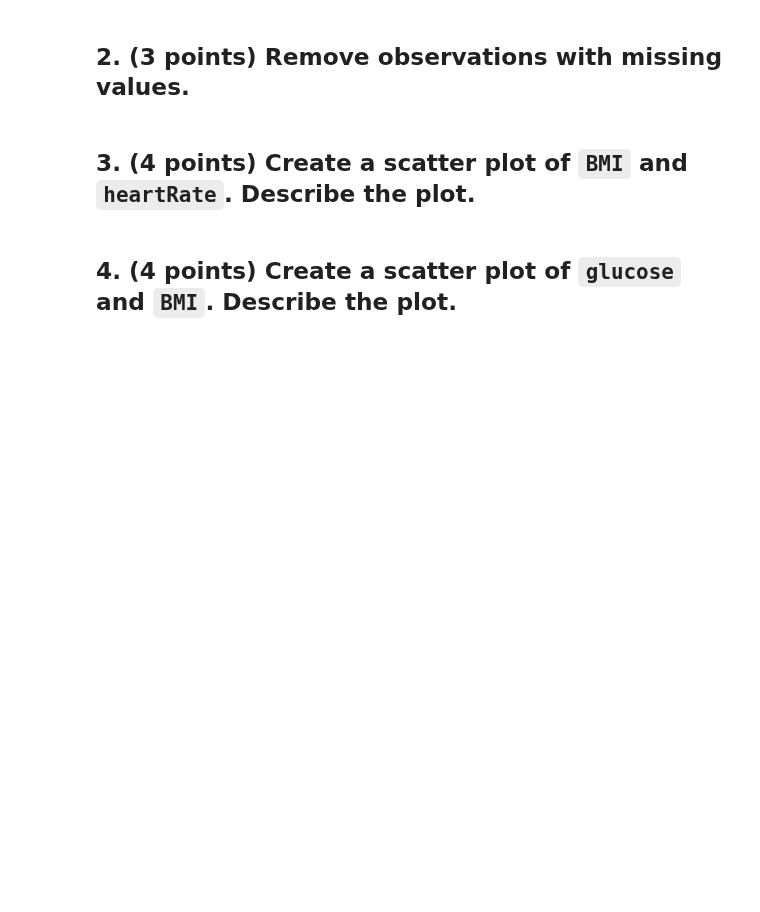
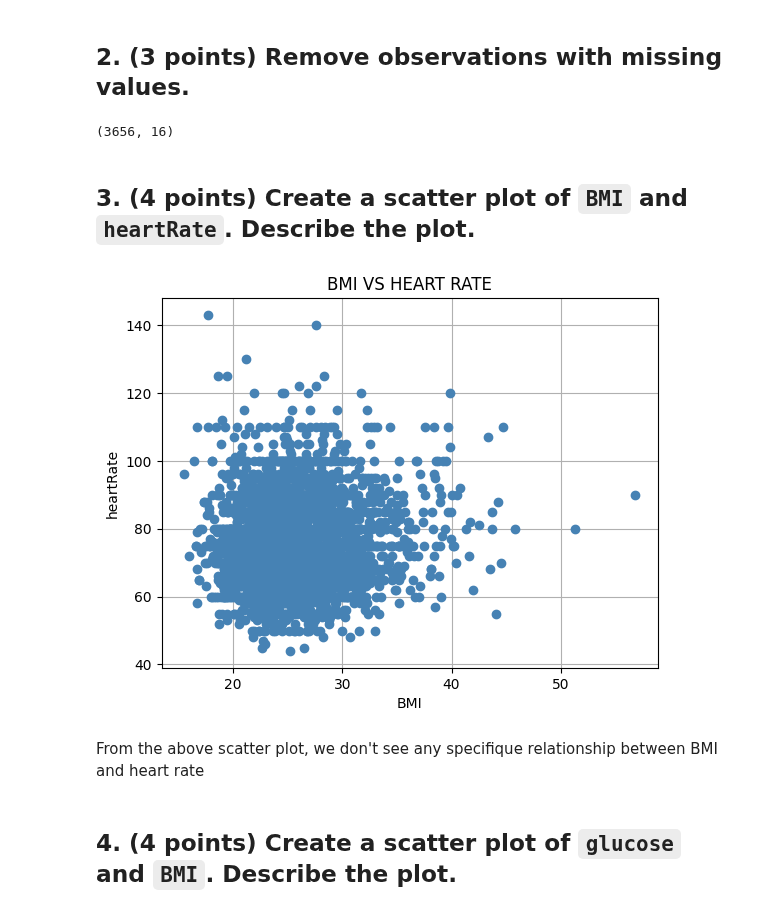
Before and after one commit to Yusuf98-c/DATA-545-In-Class, a Jupyter notebook: In_Class_3.ipynb, the cells around one changed output. Saved outputs shown, nothing was run; the diff lists cells and outputs as text; code cells hidden in the pictures; blank space fills up the shorter version.

```diff
--- a/In_Class_3.ipynb
+++ b/In_Class_3.ipynb
@@ -25,3 +25,10 @@ Consider the `framingham.csv` data file. The dataset is publicly available on th
   - 10 year risk of coronary heart disease CHD (binary: "1" means "Yes", "0" means "No")
 # %% [markdown]
 ## 1. (3 points) Using the pandas library, read the csv data file and create a data-frame called `heart`.
+# %%
+
+import pandas as pd
+
+#reading the data file
+heart = pd.read_csv("framingham.csv")
+heart.head()
@@ -28,6 +83,23 @@ Consider the `framingham.csv` data file. The dataset is publicly available on th
 # %% [markdown]
 ## 2. (3 points) Remove observations with missing values.
+# %%
+heart = heart.dropna() #REMOVE any row with missig value
+heart.shape
+# %% [output]
+(3656, 16)
 # %% [markdown]
 ## 3. (4 points) Create a scatter plot of `BMI` and `heartRate`. Describe the plot.
+# %%
+import matplotlib.pyplot as plt
+plt.plot(heart["BMI"], heart["heartRate"],"o", color= "steelblue")
+plt.title("BMI VS HEART RATE")
+plt.xlabel("BMI")
+plt.ylabel("heartRate")
+plt.grid()
+plt.show()
+# %% [output]
+[figure, added]
+# %% [markdown]
+From the above scatter plot, we don't see any specifique relationship between BMI and heart rate
 # %% [markdown]
 ## 4. (4 points) Create a scatter plot of `glucose` and `BMI`. Describe the plot.
```
Also changed, not shown: parts of 7 cells of this notebook.
